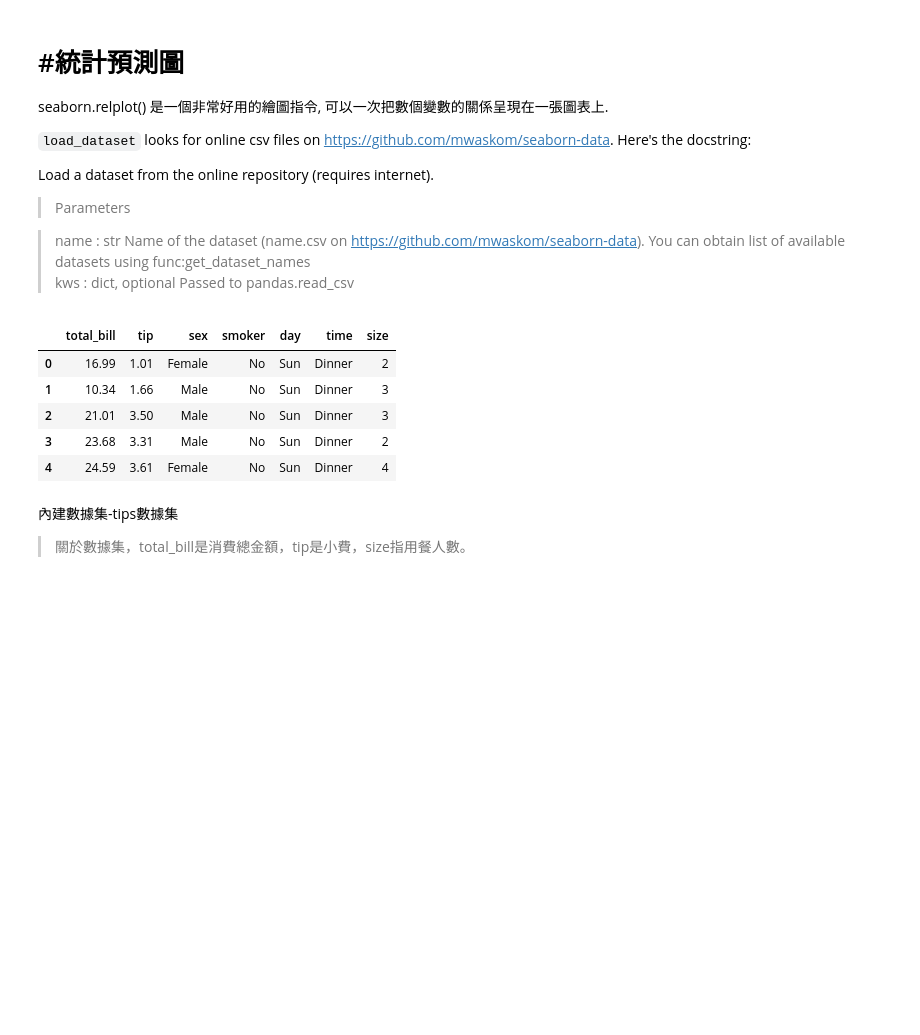
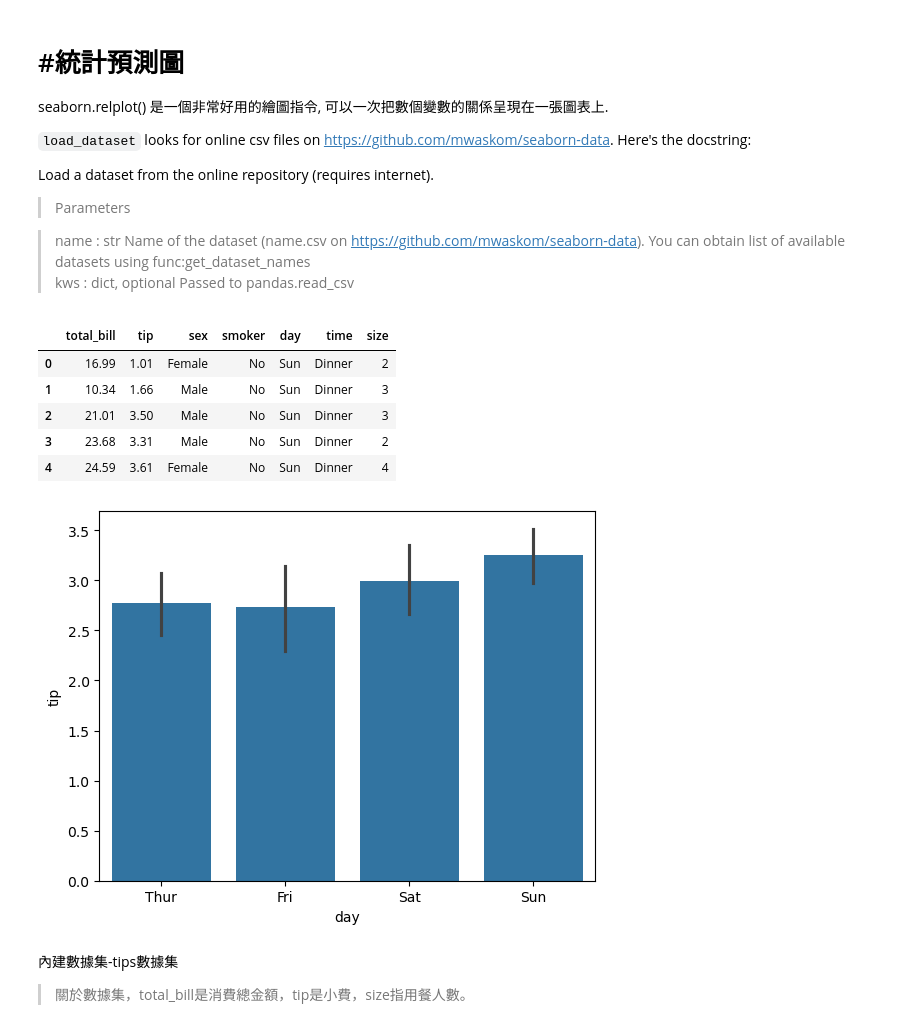
Before and after one commit to johnjiangtw0804/IMLP421, a Jupyter notebook: Unit02/2.4.2_Seaborn數據視覺化.ipynb, the cells around one changed output. Drawn from its saved outputs; the diff is of its cells as text; code cells hidden in the pictures; blank space fills up the shorter version.

```diff
--- a/Unit02/2.4.2_Seaborn數據視覺化.ipynb
+++ b/Unit02/2.4.2_Seaborn數據視覺化.ipynb
@@ -24,15 +23,17 @@ kws : dict, optional Passed to pandas.read_csv
 # %%
 #加載sns內置數據集
 tips = sns.load_dataset("tips")
+sns.barplot(x='day', y='tip', data = tips)
 sns.set_color_codes(palette='deep')
 tips.head(5)
 # %% [output]
 |  | total_bill | tip | sex | smoker | day | time | size |
 | 0 | 16.99 | 1.01 | Female | No | Sun | Dinner | 2 |
 | 1 | 10.34 | 1.66 | Male | No | Sun | Dinner | 3 |
 | 2 | 21.01 | 3.50 | Male | No | Sun | Dinner | 3 |
 | 3 | 23.68 | 3.31 | Male | No | Sun | Dinner | 2 |
 | 4 | 24.59 | 3.61 | Female | No | Sun | Dinner | 4 |
+[figure, added]
 # %% [markdown]
 
 內建數據集-tips數據集
```
Also changed, not shown: parts of 17 cells of this notebook, 16 other files.
